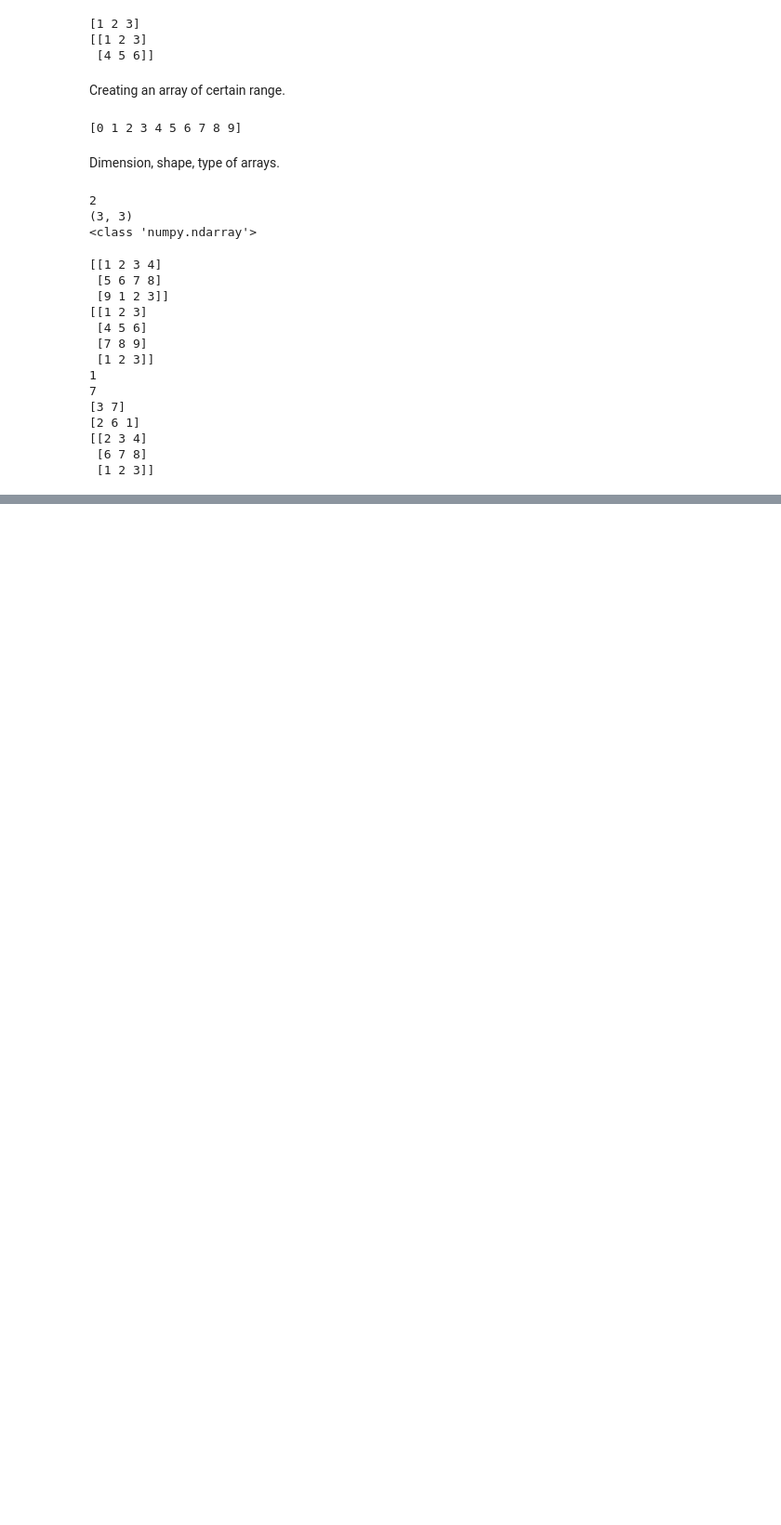
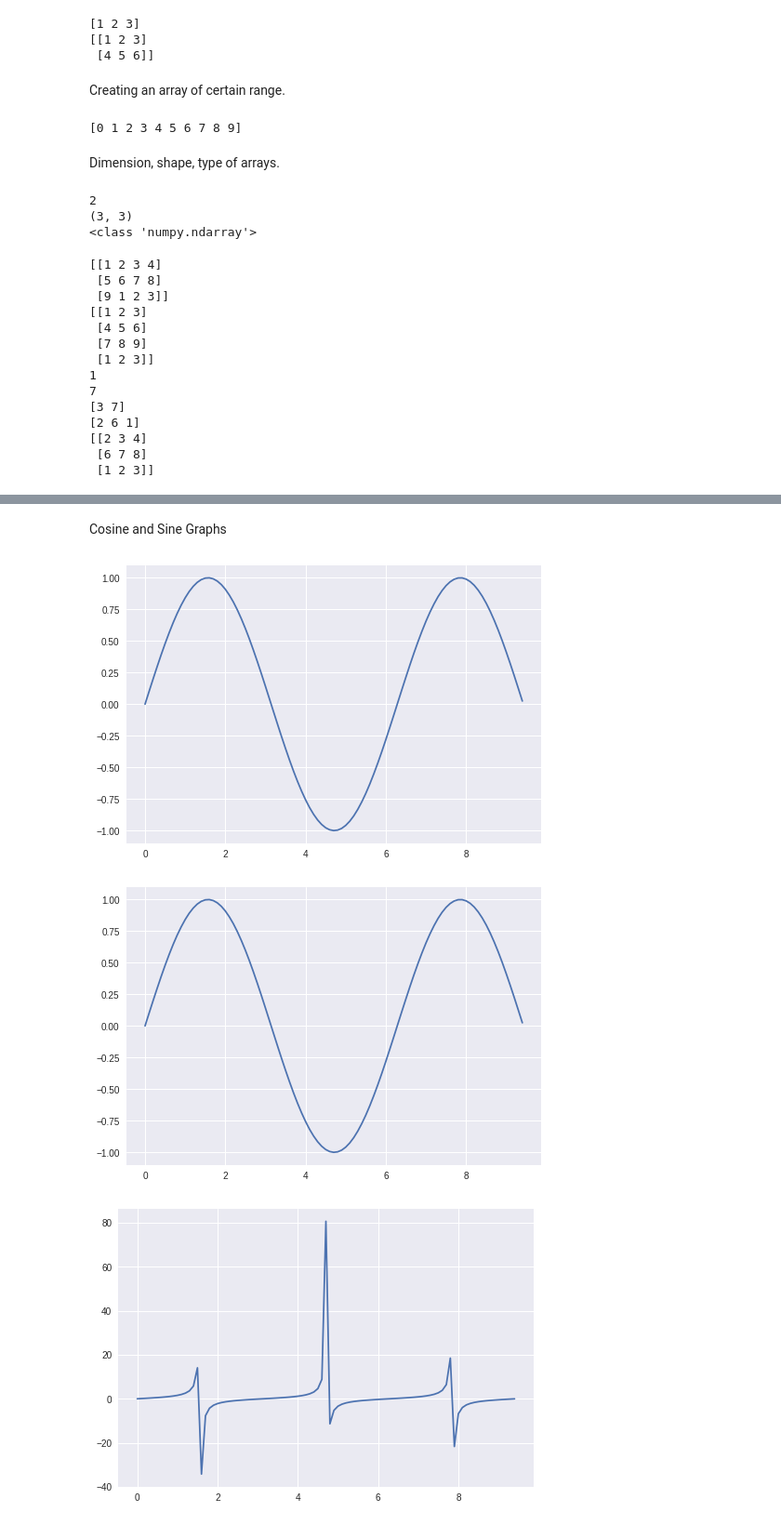
Before and after one commit to ArnabG99/NumpyJupyterNotekook, a Jupyter notebook: Numpy_1.ipynb, the cells around one changed output, grey strips where cells are left out. Shown: that part at 93% size. Drawn from its saved outputs; the diff is of its cells as text; code cells hidden in the pictures; blank space fills up the shorter version.

```diff
--- a/Numpy_1.ipynb
+++ b/Numpy_1.ipynb
@@ -76,0 +174,20 @@ print(a[0:,1:])
+# %% [markdown]
+Cosine and Sine Graphs
+# %%
+import matplotlib.pyplot as plt
+
+x = np.arange(0,3*np.pi,0.1)
+y = np.sin(x)
+z = np.cos(x)
+i = np.tan(x)
+
+plt.plot(x,y)
+plt.show()
+plt.plot(x,y)
+plt.show()
+plt.plot(x,i)
+plt.show()
+# %% [output]
+[figure, added]
+[figure, added]
+[figure, added]
```
Also changed, not shown: parts of 10 cells of this notebook.
